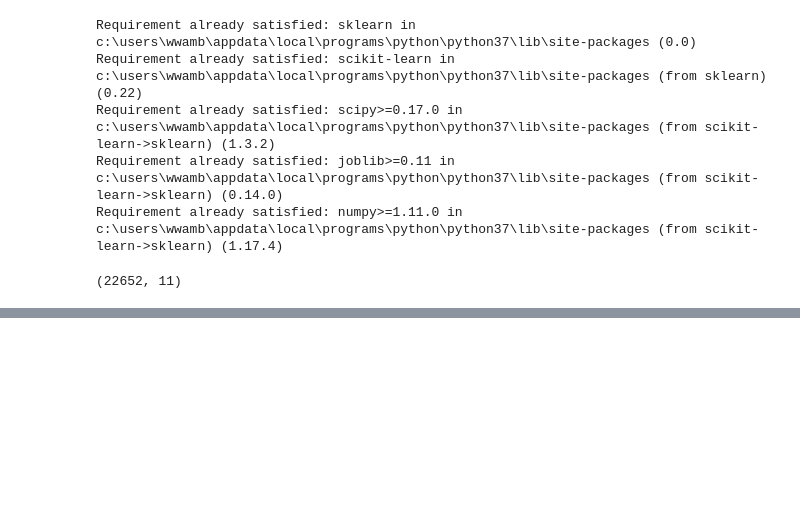
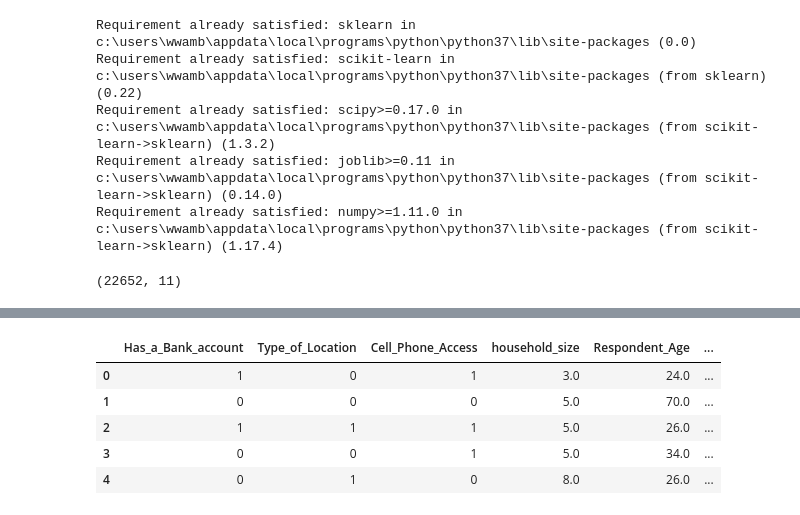
Before and after one commit to cap-blurr/Financial_inclusion_prediction, a Jupyter notebook: Fin_access.ipynb, the cells around one changed output, grey strips where cells are left out. Drawn from its saved outputs; the diff is of its cells as text; code cells hidden in the pictures; blank space fills up the shorter version.

```diff
--- a/Fin_access.ipynb
+++ b/Fin_access.ipynb
@@ -348,0 +408,41 @@ df.head()
+# %%
+#dropping the irrelevant columns
+cols_2drop = df[['country','year','Type_of_Job']]
+df = df.drop(cols_2drop,axis = 1)
+# %%
+#####changing string column values to accompanying integers#####
+#key : married == 0
+#      widowed == 1
+#      single == 2
+#      divorced == 3
+
+
+df['marital_status'] = df['marital_status'].replace({'Married/Living together':0,
+                             'Widowed':1,
+                             'Single/Never Married':2,
+                             'Divorced/Seperated':3})
+# %%
+#key : no education == 0
+#  primary education == 1
+#   secondary education == 2
+#     vocational training == 3
+#                  tertiary == 4
+
+
+df['Level_of_Educuation'] = df['Level_of_Educuation'].replace({'No formal education':0,
+                                  'Primary education':1,
+                                  'Secondary education':2,
+                                  'Vocational/Specialised training':3,
+                                  'Tertiary education':4})
+# %%
+#changing the datatypes to numeric
+df = df.apply(pd.to_numeric)
+# %%
+df.head()
+# %% [output]
+|  | Has_a_Bank_account | Type_of_Location | Cell_Phone_Access | household_size | Respondent_Age | ... |
+| 0 | 1 | 0 | 1 | 3.0 | 24.0 | ... |
+| 1 | 0 | 0 | 0 | 5.0 | 70.0 | ... |
+| 2 | 1 | 1 | 1 | 5.0 | 26.0 | ... |
+| 3 | 0 | 0 | 1 | 5.0 | 34.0 | ... |
+| 4 | 0 | 1 | 0 | 8.0 | 26.0 | ... |
```
Also changed, not shown: parts of 59 cells of this notebook, 1 other file.
